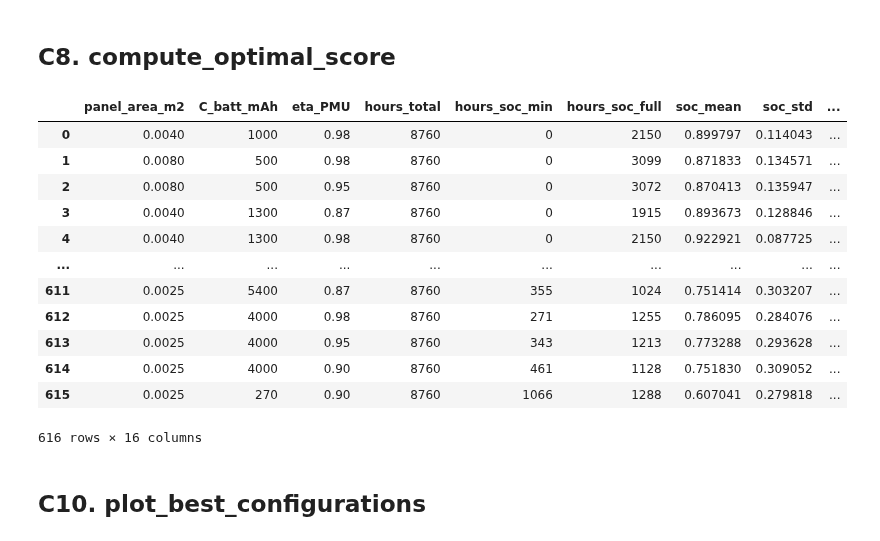
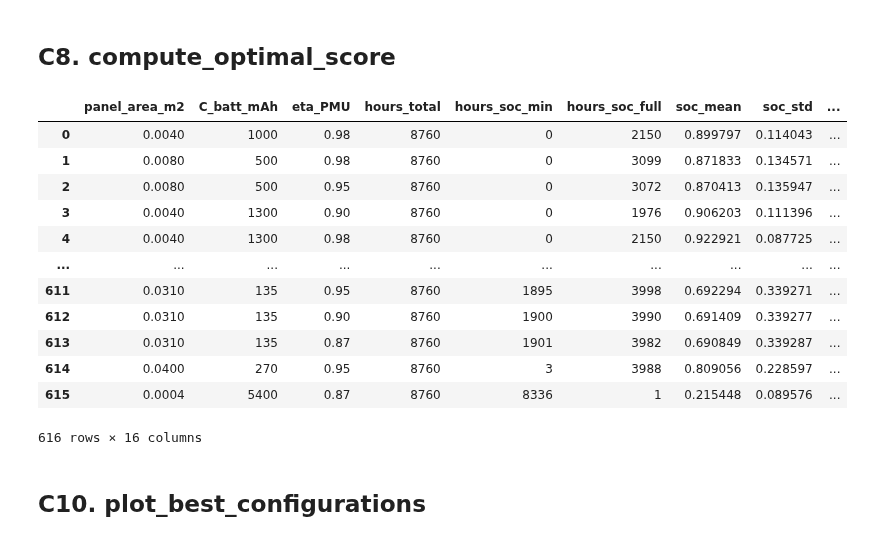
Before and after one commit to UCLM-ARCO/oasis-ehs, a Jupyter notebook: deprecated/gen-dataset.ipynb, the cells around one changed output. Drawn from its saved outputs; the diff is of its cells as text; code cells hidden in the pictures.

Commit message:
smaller autonomy

```diff
--- a/deprecated/gen-dataset.ipynb
+++ b/deprecated/gen-dataset.ipynb
@@ -515,7 +515,7 @@ def compute_raw_score(row, w_batt=1.0, w_panel=1.0, w_auto=1.0):
     Computes an unnormalized raw score based on:
       - battery capacity   (smaller is better)
       - panel area         (smaller is better)
-      - autonomy           (higher is better)
+      - autonomy           (samller is better)
     The final score will be normalized to [0,1] later.
     """
 
@@ -529,9 +529,10 @@ def compute_raw_score(row, w_batt=1.0, w_panel=1.0, w_auto=1.0):
                  (summary["panel_area_m2"].max() - summary["panel_area_m2"].min())
     panel_score = 1.0 - panel_norm
 
-    # Normalize autonomy (higher = better)
+    # Normalize autonomy (smaller = better)
     auto_norm = (row["autonomy_hours"] - summary["autonomy_hours"].min()) / \
                 (summary["autonomy_hours"].max() - summary["autonomy_hours"].min())
+    auto_norm = 1.0 - auto_norm
 
     # Weighted raw score
     raw = (
@@ -539,41 +540,41 @@ def compute_raw_score(row, w_batt=1.0, w_panel=1.0, w_auto=1.0):
         w_panel * panel_score +
         w_auto * auto_norm
     )
 
     return raw
 
 
 # --- Compute raw scores for all rows ---
 summary["raw_score"] = summary.apply(compute_raw_score, axis=1)
 
 # --- Normalize raw_score to [0,1] ---
 raw_min = summary["raw_score"].min()
 raw_max = summary["raw_score"].max()
 
 summary["score"] = (summary["raw_score"] - raw_min) / (raw_max - raw_min + 1e-12)
 
 # --- Apply strict penalty for failures ---
 # Any configuration with failure_hours > 0 gets score = 0
 summary.loc[summary["failure_hours"] > 0, "score"] = 0.0
 
 del summary["raw_score"]
 
 # --- Sort table by score (best first) ---
 summary = summary.sort_values("score", ascending=False).reset_index(drop=True)
 summary
 # %% [output]
 |  | panel_area_m2 | C_batt_mAh | eta_PMU | hours_total | hours_soc_min | hours_soc_full | soc_mean | soc_std | ... |
 | 0 | 0.0040 | 1000 | 0.98 | 8760 | 0 | 2150 | 0.899797 | 0.114043 | ... |
 | 1 | 0.0080 | 500 | 0.98 | 8760 | 0 | 3099 | 0.871833 | 0.134571 | ... |
 | 2 | 0.0080 | 500 | 0.95 | 8760 | 0 | 3072 | 0.870413 | 0.135947 | ... |
-| 3 | 0.0040 | 1300 | 0.87 | 8760 | 0 | 1915 | 0.893673 | 0.128846 | ... |
+| 3 | 0.0040 | 1300 | 0.90 | 8760 | 0 | 1976 | 0.906203 | 0.111396 | ... |
 | 4 | 0.0040 | 1300 | 0.98 | 8760 | 0 | 2150 | 0.922921 | 0.087725 | ... |
 | ... | ... | ... | ... | ... | ... | ... | ... | ... | ... |
-| 611 | 0.0025 | 5400 | 0.87 | 8760 | 355 | 1024 | 0.751414 | 0.303207 | ... |
-| 612 | 0.0025 | 4000 | 0.98 | 8760 | 271 | 1255 | 0.786095 | 0.284076 | ... |
-| 613 | 0.0025 | 4000 | 0.95 | 8760 | 343 | 1213 | 0.773288 | 0.293628 | ... |
-| 614 | 0.0025 | 4000 | 0.90 | 8760 | 461 | 1128 | 0.751830 | 0.309052 | ... |
-| 615 | 0.0025 | 270 | 0.90 | 8760 | 1066 | 1288 | 0.607041 | 0.279818 | ... |
+| 611 | 0.0310 | 135 | 0.95 | 8760 | 1895 | 3998 | 0.692294 | 0.339271 | ... |
+| 612 | 0.0310 | 135 | 0.90 | 8760 | 1900 | 3990 | 0.691409 | 0.339277 | ... |
+| 613 | 0.0310 | 135 | 0.87 | 8760 | 1901 | 3982 | 0.690849 | 0.339287 | ... |
+| 614 | 0.0400 | 270 | 0.95 | 8760 | 3 | 3988 | 0.809056 | 0.228597 | ... |
+| 615 | 0.0004 | 5400 | 0.87 | 8760 | 8336 | 1 | 0.215448 | 0.089576 | ... |
 616 rows × 16 columns
 # %% [markdown]
 ## C10. plot_best_configurations
```
Also changed, not shown: parts of 2 cells of this notebook.
